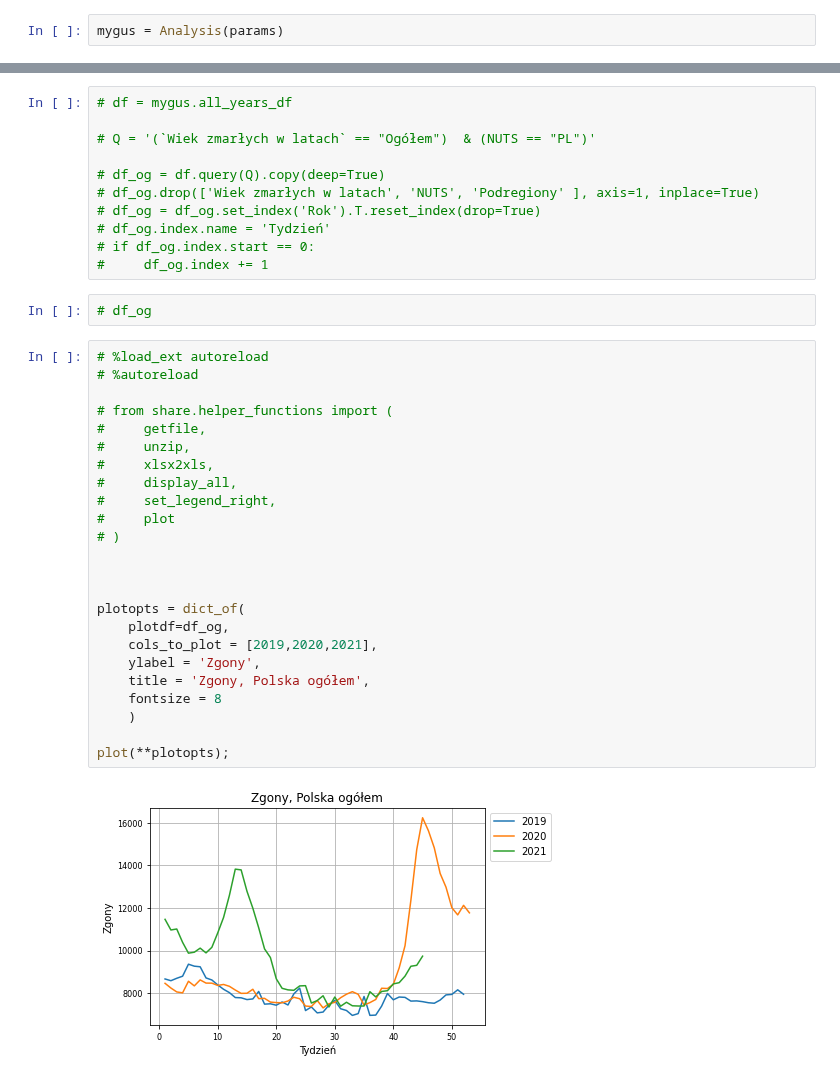
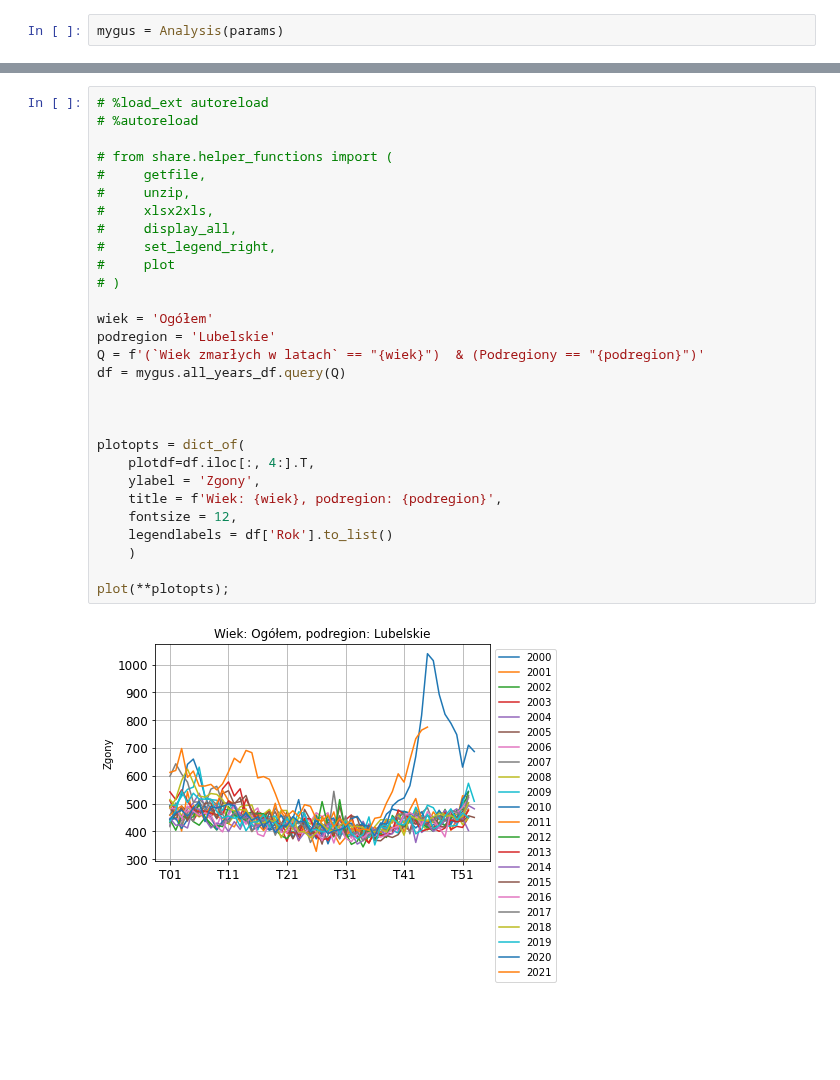
Before and after one commit to anuszka/govpl, a Jupyter notebook: GUS/gus01.ipynb, the cells around one changed output, grey strips where cells are left out. Saved outputs shown, nothing was run; the diff lists cells and outputs as text; blank space fills up the shorter version.

```diff
--- a/GUS/gus01.ipynb
+++ b/GUS/gus01.ipynb
@@ -108,39 +74,31 @@ display(df_og)
-# %%
-# df = mygus.all_years_df
-
-# Q = '(`Wiek zmarłych w latach` == "Ogółem")  & (NUTS == "PL")'
-
-# df_og = df.query(Q).copy(deep=True)
-# df_og.drop(['Wiek zmarłych w latach', 'NUTS', 'Podregiony' ], axis=1, inplace=True)
-# df_og = df_og.set_index('Rok').T.reset_index(drop=True)
-# df_og.index.name = 'Tydzień'
-# if df_og.index.start == 0:
-#     df_og.index += 1
-# %%
-# df_og
 # %%
 # %load_ext autoreload
 # %autoreload
 
 # from share.helper_functions import (
 #     getfile,
 #     unzip,
 #     xlsx2xls,
 #     display_all,
 #     set_legend_right,
 #     plot
 # )
 
+wiek = 'Ogółem'
+podregion = 'Lubelskie'
+Q = f'(`Wiek zmarłych w latach` == "{wiek}")  & (Podregiony == "{podregion}")'
+df = mygus.all_years_df.query(Q)
+
 
 
 plotopts = dict_of(
-    plotdf=df_og,
-    cols_to_plot = [2019,2020,2021],
+    plotdf=df.iloc[:, 4:].T,
     ylabel = 'Zgony',
-    title = 'Zgony, Polska ogółem',
-    fontsize = 8
+    title = f'Wiek: {wiek}, podregion: {podregion}',
+    fontsize = 12,
+    legendlabels = df['Rok'].to_list()
     )
 
 plot(**plotopts);
 # %% [output]
-[figure, old version]
+[figure, new version]
```
Also changed, not shown: parts of 8 cells of this notebook, 1 other file.
